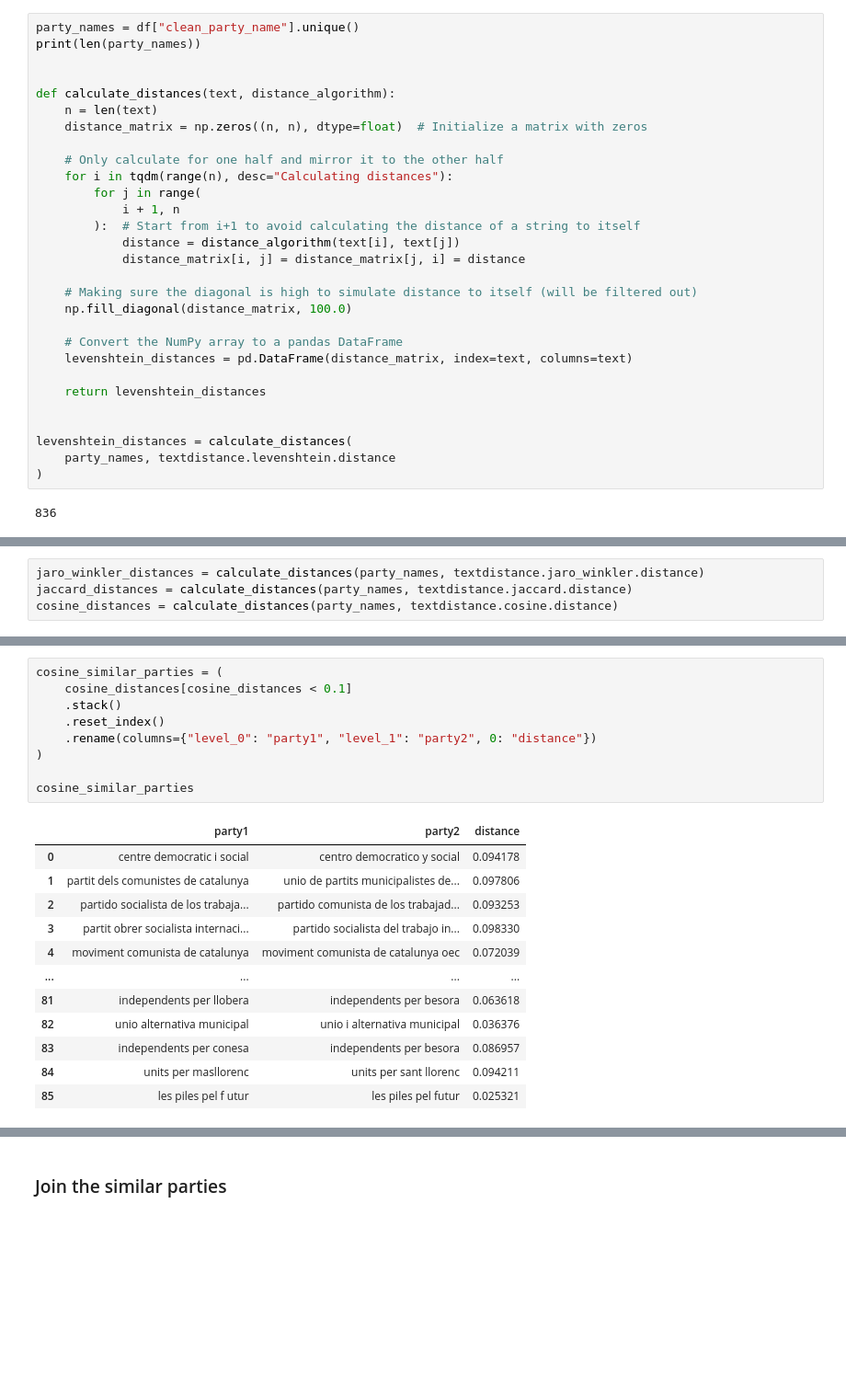
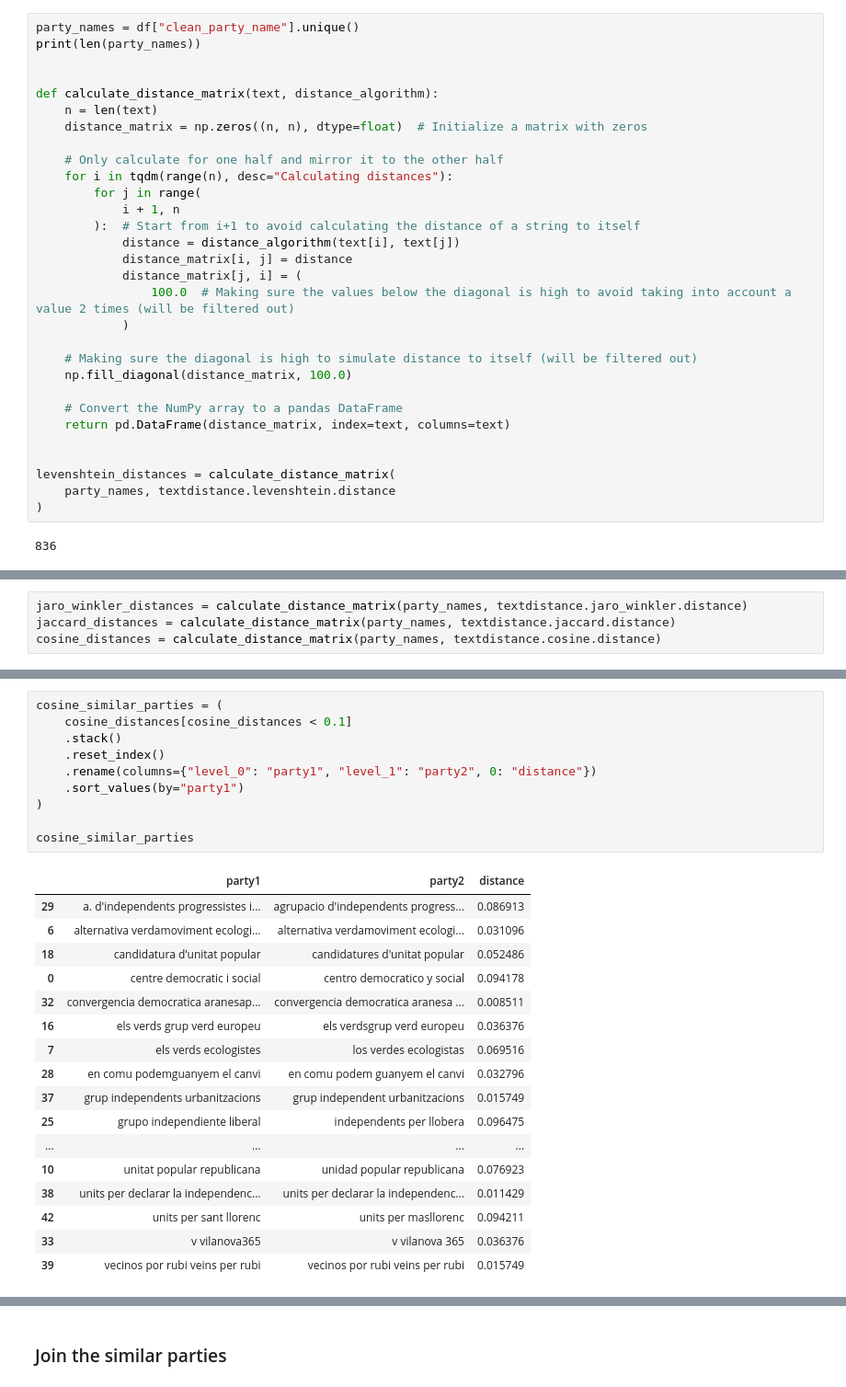
Before and after one commit to guillempla/catalan-elections-forecasting, a Jupyter notebook: src/study_data/study-clean-data.ipynb, the cells around one changed output, grey strips where cells are left out. Shown at 92% size. Cells and saved outputs as stored; diff of their text form; blank space fills up the shorter version.

Commit message:
Discard lower part of distance matrix

```diff
--- a/src/study_data/study-clean-data.ipynb
+++ b/src/study_data/study-clean-data.ipynb
@@ -202,7 +202,7 @@ party_names = df["clean_party_name"].unique()
 print(len(party_names))
 
 
-def calculate_distances(text, distance_algorithm):
+def calculate_distance_matrix(text, distance_algorithm):
     n = len(text)
     distance_matrix = np.zeros((n, n), dtype=float)  # Initialize a matrix with zeros
 
@@ -212,18 +212,19 @@ def calculate_distances(text, distance_algorithm):
             i + 1, n
         ):  # Start from i+1 to avoid calculating the distance of a string to itself
             distance = distance_algorithm(text[i], text[j])
-            distance_matrix[i, j] = distance_matrix[j, i] = distance
+            distance_matrix[i, j] = distance
+            distance_matrix[j, i] = (
+                100.0  # Making sure the values below the diagonal is high to avoid taking into account a value 2 times (will be filtered out)
+            )
 
     # Making sure the diagonal is high to simulate distance to itself (will be filtered out)
     np.fill_diagonal(distance_matrix, 100.0)
 
     # Convert the NumPy array to a pandas DataFrame
-    levenshtein_distances = pd.DataFrame(distance_matrix, index=text, columns=text)
-
-    return levenshtein_distances
+    return pd.DataFrame(distance_matrix, index=text, columns=text)
 
 
-levenshtein_distances = calculate_distances(
+levenshtein_distances = calculate_distance_matrix(
     party_names, textdistance.levenshtein.distance
 )
 # %% [output]
@@ -255,7 +264,7 @@ levenshtein_similar_parties
 # %%
-jaro_winkler_distances = calculate_distances(party_names, textdistance.jaro_winkler.distance)
-jaccard_distances = calculate_distances(party_names, textdistance.jaccard.distance)
-cosine_distances = calculate_distances(party_names, textdistance.cosine.distance)
+jaro_winkler_distances = calculate_distance_matrix(party_names, textdistance.jaro_winkler.distance)
+jaccard_distances = calculate_distance_matrix(party_names, textdistance.jaccard.distance)
+cosine_distances = calculate_distance_matrix(party_names, textdistance.cosine.distance)
 # %%
 jaro_winkler_similar_parties = (
     jaro_winkler_distances[jaro_winkler_distances < 0.1]
@@ -310,22 +320,28 @@ jaccard_similar_parties
 # %%
 cosine_similar_parties = (
     cosine_distances[cosine_distances < 0.1]
     .stack()
     .reset_index()
     .rename(columns={"level_0": "party1", "level_1": "party2", 0: "distance"})
+    .sort_values(by="party1")
 )
 
 cosine_similar_parties
 # %% [output]
 |  | party1 | party2 | distance |
+| 29 | a. d'independents progressistes i... | agrupacio d'independents progress... | 0.086913 |
+| 6 | alternativa verdamoviment ecologi... | alternativa verdamoviment ecologi... | 0.031096 |
+| 18 | candidatura d'unitat popular | candidatures d'unitat popular | 0.052486 |
 | 0 | centre democratic i social | centro democratico y social | 0.094178 |
-| 1 | partit dels comunistes de catalunya | unio de partits municipalistes de... | 0.097806 |
-| 2 | partido socialista de los trabaja... | partido comunista de los trabajad... | 0.093253 |
-| 3 | partit obrer socialista internaci... | partido socialista del trabajo in... | 0.098330 |
-| 4 | moviment comunista de catalunya | moviment comunista de catalunya oec | 0.072039 |
+| 32 | convergencia democratica aranesap... | convergencia democratica aranesa ... | 0.008511 |
+| 16 | els verds grup verd europeu | els verdsgrup verd europeu | 0.036376 |
+| 7 | els verds ecologistes | los verdes ecologistas | 0.069516 |
+| 28 | en comu podemguanyem el canvi | en comu podem guanyem el canvi | 0.032796 |
+| 37 | grup independents urbanitzacions | grup independent urbanitzacions | 0.015749 |
+| 25 | grupo independiente liberal | independents per llobera | 0.096475 |
 | ... | ... | ... | ... |
-| 81 | independents per llobera | independents per besora | 0.063618 |
-| 82 | unio alternativa municipal | unio i alternativa municipal | 0.036376 |
-| 83 | independents per conesa | independents per besora | 0.086957 |
-| 84 | units per masllorenc | units per sant llorenc | 0.094211 |
-| 85 | les piles pel f utur | les piles pel futur | 0.025321 |
+| 10 | unitat popular republicana | unidad popular republicana | 0.076923 |
+| 38 | units per declarar la independenc... | units per declarar la independenc... | 0.011429 |
+| 42 | units per sant llorenc | units per masllorenc | 0.094211 |
+| 33 | v vilanova365 | v vilanova 365 | 0.036376 |
+| 39 | vecinos por rubi veins per rubi | vecinos por rubi veins per rubi | 0.015749 |
```
Also changed, not shown: parts of 6 cells of this notebook.
